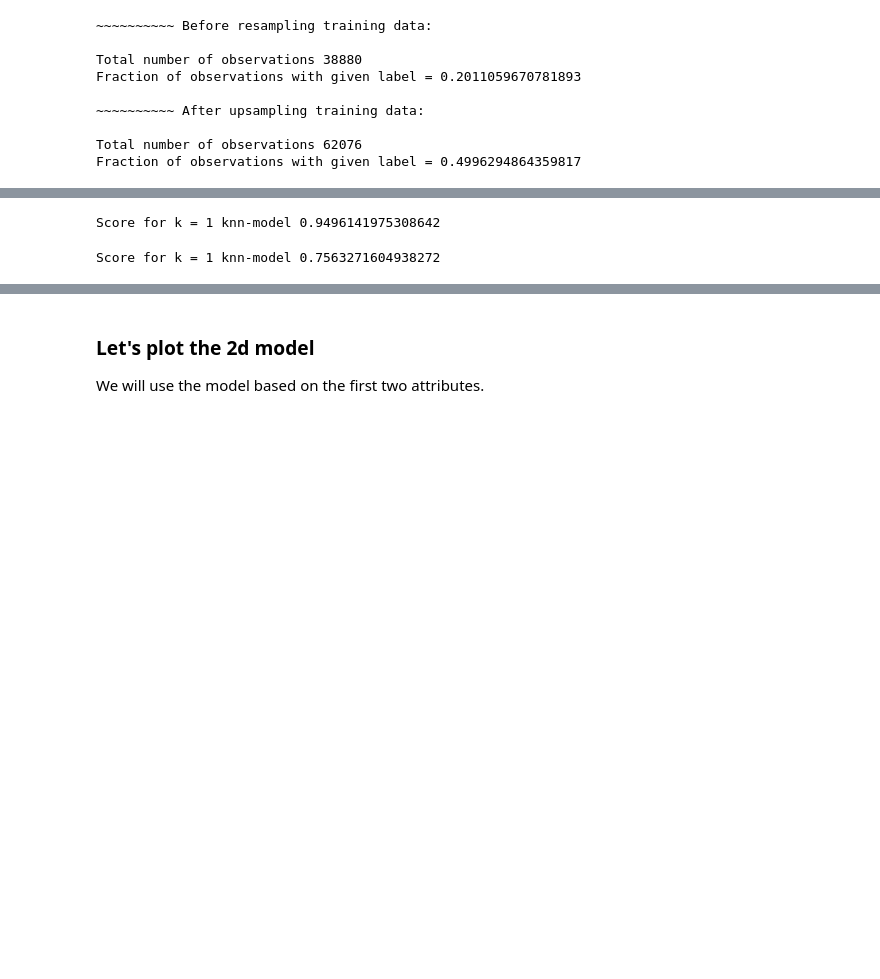
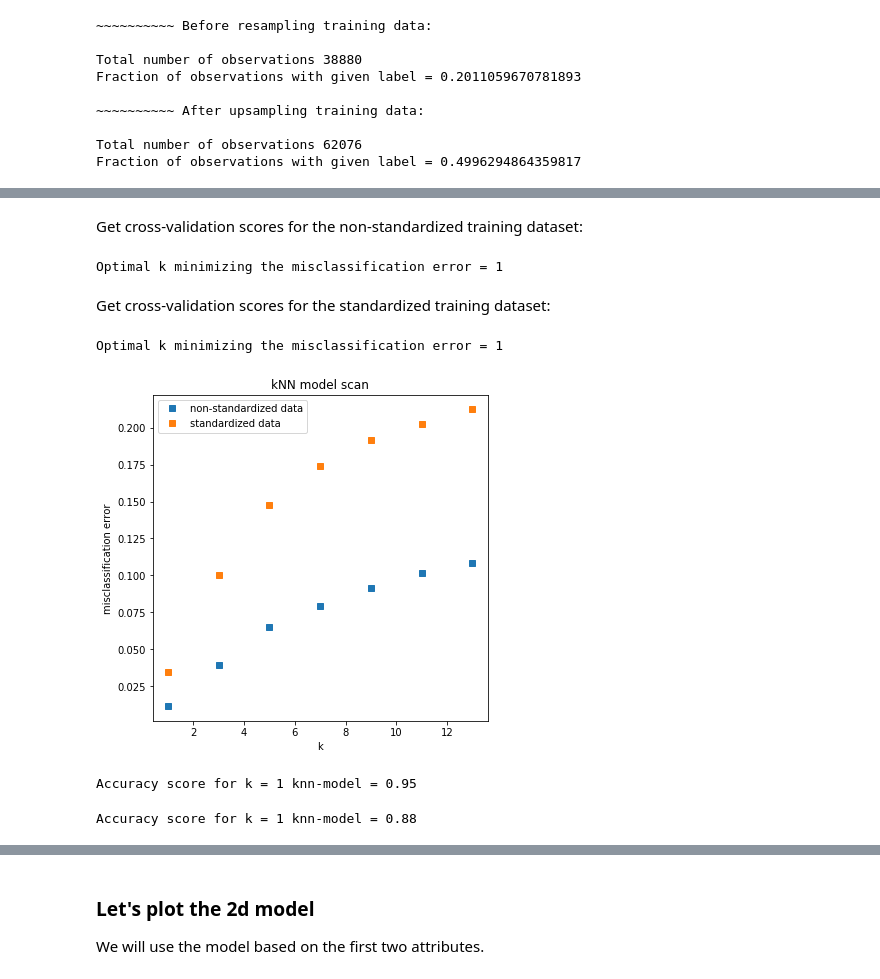
Before and after one commit to yanielc/knn_approach_to_flippedPolarity_seismic_traces, a Jupyter notebook: trace_polarity_nearest_neighbors_upsample_training_data.ipynb, the cells around one changed output, grey strips where cells are left out. Drawn from its saved outputs; the diff is of its cells as text; code cells hidden in the pictures; blank space fills up the shorter version.

```diff
--- a/trace_polarity_nearest_neighbors_upsample_training_data.ipynb
+++ b/trace_polarity_nearest_neighbors_upsample_training_data.ipynb
@@ -253,6 +207,0 @@ for n in range(1,14,2):
-# %%
-cv_scores_s = []
-for n in range(1,14,2):
-    knn = KNeighborsClassifier(n_neighbors=n,weights='uniform')
-    scores = cross_val_score(knn, X_train_balanced_s, y_train_balanced, cv=3, scoring='accuracy')
-    cv_scores_s.append(scores.mean())
@@ -295,10 +208,52 @@ plt.show()
+# %%
+def knn_CV(attributes, target, cv_partitions):
+    #function to apply cross-validation on the given model
+    #cv_partition = number of desired splits
+
+    mean_scores = []
+
+    for n in range(1,14,2):
+        knn = KNeighborsClassifier(n_neighbors=n,weights='uniform')
+        scores = cross_val_score(knn, attributes, target, cv = cv_partitions, scoring='accuracy')
+        mean_scores.append(scores.mean())
+
+    #misclassification error and optimal k
+    msc = [1 - x for x in mean_scores]
+    optimal_msc = (list(range(1,14,2)))[msc.index(min(msc))]
+    print('Optimal k minimizing the misclassification error =', optimal_msc)
+
+
+    return mean_scores
+# %% [markdown]
+Get cross-validation scores for the non-standardized training dataset:
+# %%
+cv_scores = knn_CV(X_train_r,y_train_r,3)
+# %% [output]
+Optimal k minimizing the misclassification error = 1
+# %% [markdown]
+Get cross-validation scores for the standardized training dataset:
+# %%
+cv_scores_s = knn_CV(X_train_scaled_r,y_train_r,3)
+# %% [output]
+Optimal k minimizing the misclassification error = 1
+# %%
+plt.figure(figsize=(6,6))
+plt.plot((list(range(1,14,2))),[1-x for x in cv_scores],'s')
+plt.plot((list(range(1,14,2))),[1-x for x in cv_scores_s],'s')
+plt.xlabel('k')
+plt.ylabel('misclassification error')
+plt.title('kNN model scan')
+plt.legend(['non-standardized data', 'standardized data'])
+plt.show()
+# %% [output]
+[figure, added]
 # %%
-knn1 = KNeighborsClassifier(n_neighbors=1, weights='uniform').fit(X_train_balanced,y_train_balanced)
-print('Score for k = 1 knn-model', knn1.score(X_test,y_test))
+knn1 = KNeighborsClassifier(n_neighbors=1, weights='uniform').fit(X_train_r,y_train_r)
+print('Accuracy score for k = 1 knn-model = {score:.2f}'.format(score = knn1.score(X_test,y_test)))
 # %% [output]
-Score for k = 1 knn-model 0.9496141975308642
+Accuracy score for k = 1 knn-model = 0.95
 # %%
-knn1_s = KNeighborsClassifier(n_neighbors=1, weights='uniform').fit(X_train_balanced_s,y_train_balanced)
-print('Score for k = 1 knn-model', knn1.score(X_test_s,y_test))
+knn1_scaled = KNeighborsClassifier(n_neighbors=1, weights='uniform').fit(X_train_scaled_r,y_train_r)
+print('Accuracy score for k = 1 knn-model = {score:.2f}'.format(score = knn1_scaled.score(X_test_scaled,y_test)))
 # %% [output]
-Score for k = 1 knn-model 0.7563271604938272
+Accuracy score for k = 1 knn-model = 0.88
```
Also changed, not shown: parts of 20 cells of this notebook.
